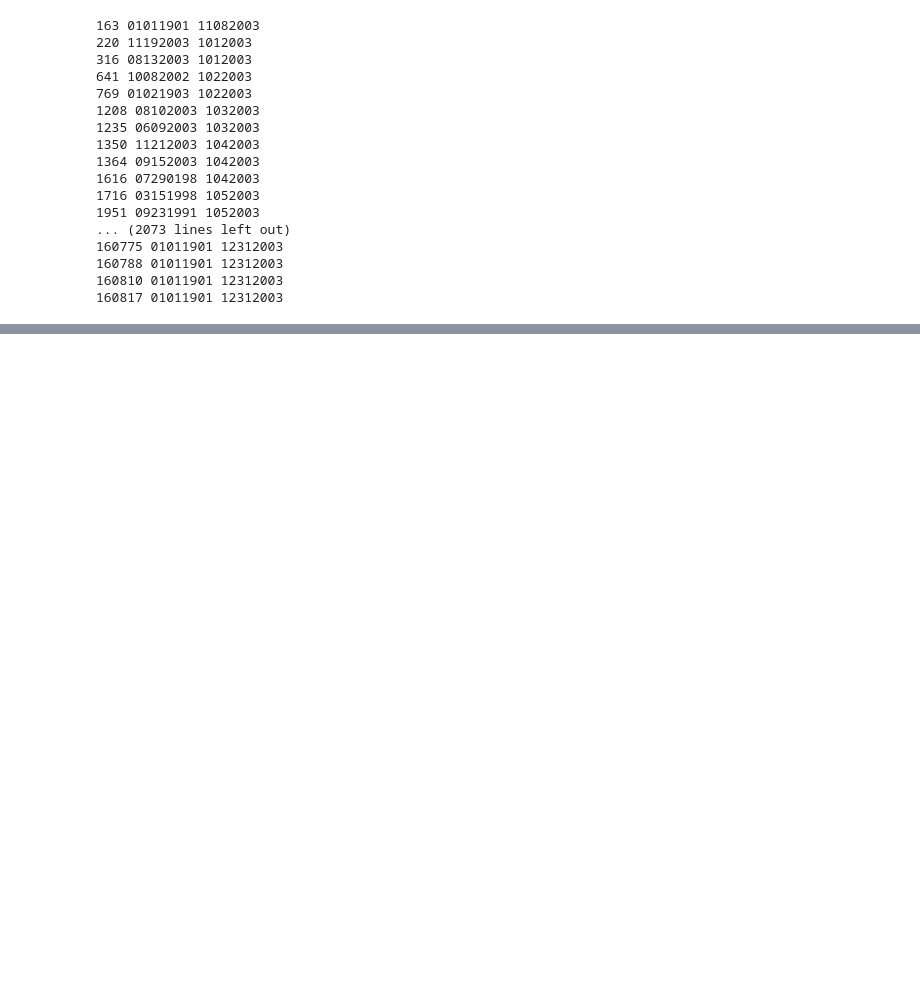
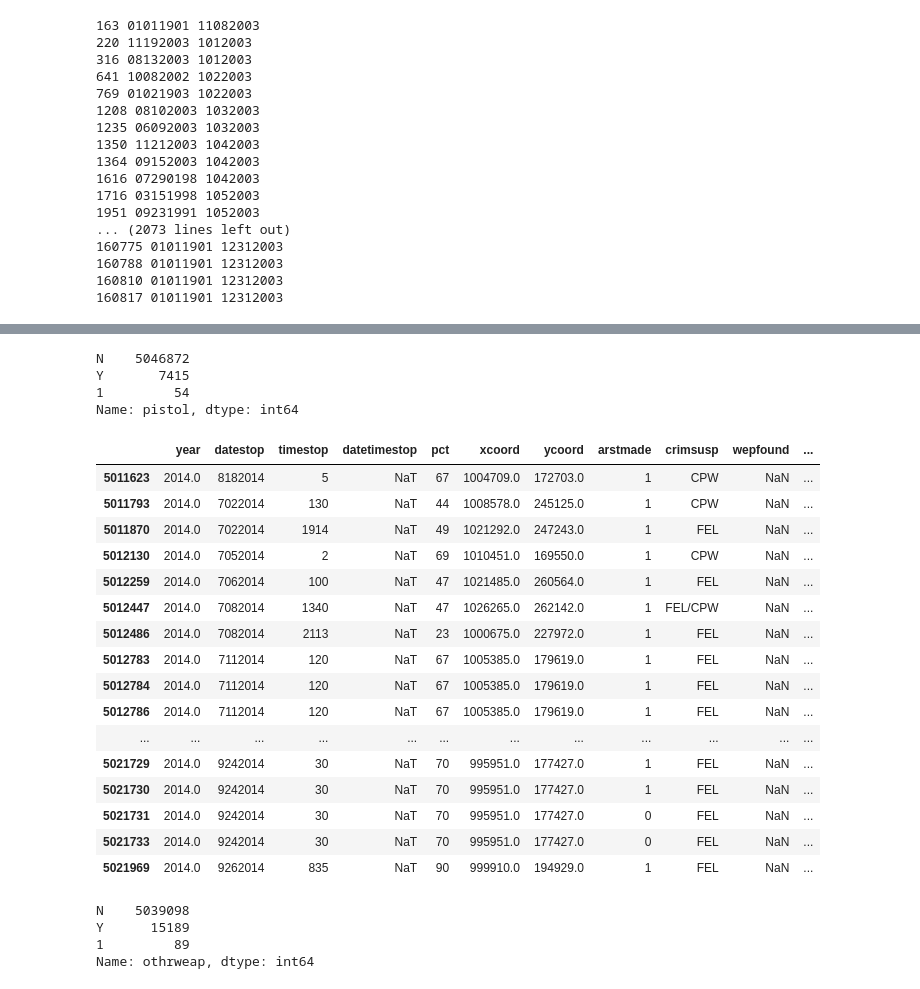
Before and after one commit to anilca-lab/FIS-Mod4-Project, a Jupyter notebook: brad_data_cleaning.ipynb, the cells around one changed output, grey strips where cells are left out. Drawn from its saved outputs; the diff is of its cells as text; code cells hidden in the pictures; blank space fills up the shorter version.

```diff
--- a/brad_data_cleaning.ipynb
+++ b/brad_data_cleaning.ipynb
@@ -328,0 +397,2 @@ for i, dob in enumerate(test.dob):
+# %%
+dc.add_datetimestops(stop_frisks)
@@ -328,0 +532,36 @@ for i, dob in enumerate(test.dob):
+# %%
+stop_frisk.pistol.value_counts()
+# %% [output]
+N    5046872
+Y       7415
+1         54
+Name: pistol, dtype: int64
+# %%
+VARS_OF_INTEREST = 'year, datestop, timestop, datetimestop, pct, xcoord, ycoord, arstmade, crimsusp, wepfound, pistol, sex, race, age, ht_feet, ht_inch, weight, haircolr, eyecolor, build'.split(', ')
+# %%
+stop_frisk.query('pistol == "1"')[VARS_OF_INTEREST]
+# %% [output]
+|  | year | datestop | timestop | datetimestop | pct | xcoord | ycoord | arstmade | crimsusp | wepfound | ... |
+| 5011623 | 2014.0 | 8182014 | 5 | NaT | 67 | 1004709.0 | 172703.0 | 1 | CPW | NaN | ... |
+| 5011793 | 2014.0 | 7022014 | 130 | NaT | 44 | 1008578.0 | 245125.0 | 1 | CPW | NaN | ... |
+| 5011870 | 2014.0 | 7022014 | 1914 | NaT | 49 | 1021292.0 | 247243.0 | 1 | FEL | NaN | ... |
+| 5012130 | 2014.0 | 7052014 | 2 | NaT | 69 | 1010451.0 | 169550.0 | 1 | CPW | NaN | ... |
+| 5012259 | 2014.0 | 7062014 | 100 | NaT | 47 | 1021485.0 | 260564.0 | 1 | FEL | NaN | ... |
+| 5012447 | 2014.0 | 7082014 | 1340 | NaT | 47 | 1026265.0 | 262142.0 | 1 | FEL/CPW | NaN | ... |
+| 5012486 | 2014.0 | 7082014 | 2113 | NaT | 23 | 1000675.0 | 227972.0 | 1 | FEL | NaN | ... |
+| 5012783 | 2014.0 | 7112014 | 120 | NaT | 67 | 1005385.0 | 179619.0 | 1 | FEL | NaN | ... |
+| 5012784 | 2014.0 | 7112014 | 120 | NaT | 67 | 1005385.0 | 179619.0 | 1 | FEL | NaN | ... |
+| 5012786 | 2014.0 | 7112014 | 120 | NaT | 67 | 1005385.0 | 179619.0 | 1 | FEL | NaN | ... |
+| ... | ... | ... | ... | ... | ... | ... | ... | ... | ... | ... | ... |
+| 5021729 | 2014.0 | 9242014 | 30 | NaT | 70 | 995951.0 | 177427.0 | 1 | FEL | NaN | ... |
+| 5021730 | 2014.0 | 9242014 | 30 | NaT | 70 | 995951.0 | 177427.0 | 1 | FEL | NaN | ... |
+| 5021731 | 2014.0 | 9242014 | 30 | NaT | 70 | 995951.0 | 177427.0 | 0 | FEL | NaN | ... |
+| 5021733 | 2014.0 | 9242014 | 30 | NaT | 70 | 995951.0 | 177427.0 | 0 | FEL | NaN | ... |
+| 5021969 | 2014.0 | 9262014 | 835 | NaT | 90 | 999910.0 | 194929.0 | 1 | FEL | NaN | ... |
+# %%
+stop_frisk.othrweap.value_counts()
+# %% [output]
+N    5039098
+Y      15189
+1         89
+Name: othrweap, dtype: int64
```
Also changed, not shown: parts of 34 cells of this notebook, 1 other file.
